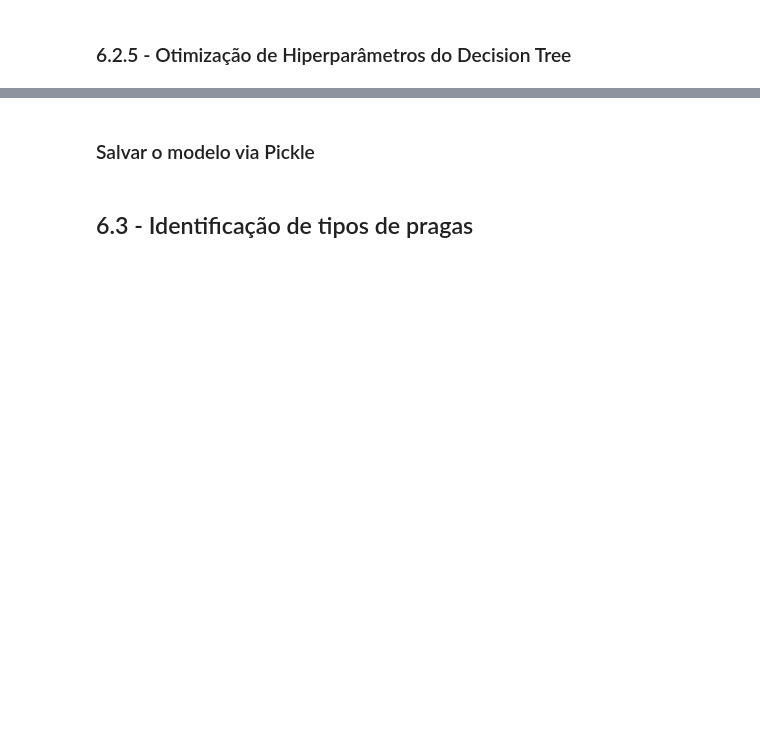
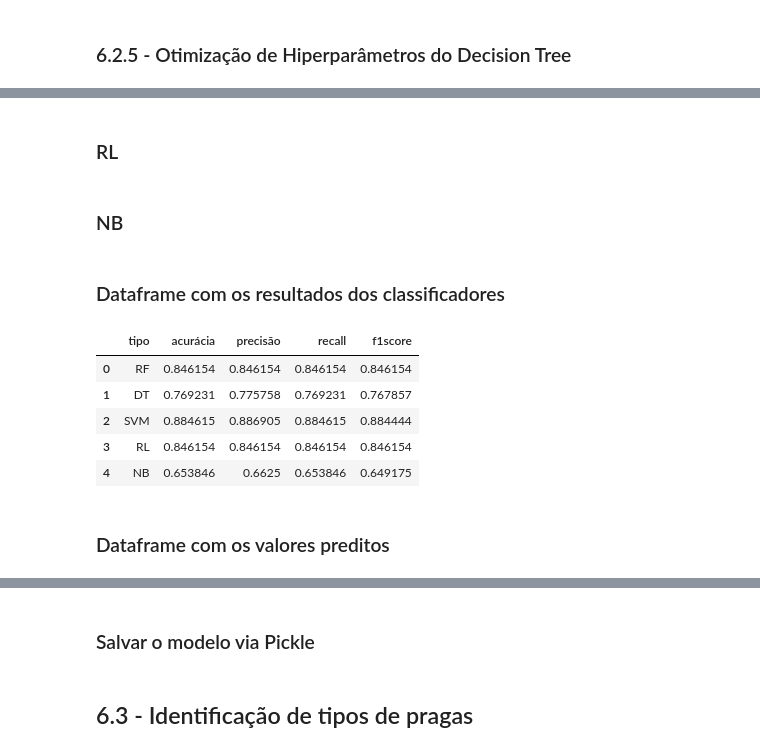
Before and after one commit to thiagogcosta/ds-verde-sobre-verde, a Jupyter notebook: identificacao_pragas.ipynb, the cells around one changed output, grey strips where cells are left out. Drawn from its saved outputs; the diff is of its cells as text; code cells hidden in the pictures; blank space fills up the shorter version.

```diff
--- a/identificacao_pragas.ipynb
+++ b/identificacao_pragas.ipynb
@@ -905,0 +954,8 @@ erro: 0.17391304347826086
+# %%
+#  Criação do Dataframe com resultados dos classificadores
+colunas = ['tipo', 'acurácia','precisão', 'recall', 'f1score']
+df_resultado_praga = pd.DataFrame(columns = colunas)
+
+# Criação do Dataframe com os valores de saída preditos
+colunas = ['y_rf', 'y_dt', 'y_svm', 'y_rl', 'y_nb']
+df_valores_preditos_praga = pd.DataFrame(columns = colunas)
@@ -905,0 +1045,2 @@ erro: 0.17391304347826086
+# %% [markdown]
+### RL
@@ -905,0 +1072,44 @@ erro: 0.17391304347826086
+# %% [markdown]
+### NB
+# %%
+# Criação do modelo
+modelo_nb_praga = GaussianNB(var_smoothing = 0.0009326033468832199)
+
+# Treinamento do modelo
+modelo_nb_praga = modelo_nb_praga.fit(X_id_praga, y_id_praga.values)
+
+# Prevendo os valores de y
+result_nb_praga = modelo_nb_praga.predict(X_id_praga_teste)
+
+# Métricas de avaliação
+metricas = precision_recall_fscore_support(y_id_praga_teste.values, result_nb_praga, average='macro')
+
+# Acurácia do Modelo
+acuracia = modelo_nb_praga.score(X_id_praga_teste, y_id_praga_teste.values)
+
+# Inclusão das métricas de avaliação
+df_resultado_praga.loc[4, 'tipo'] = 'NB'
+df_resultado_praga.loc[4, 'acurácia'] = acuracia
+df_resultado_praga.loc[4, 'precisão'] = metricas[0]
+df_resultado_praga.loc[4, 'recall'] = metricas[1]
+df_resultado_praga.loc[4,'f1score'] = metricas[2]
+
+
+# Incluir os valores preditos pelo NB
+df_valores_preditos_praga['y_nb'] = result_nb_praga
+# %% [markdown]
+### Dataframe com os resultados dos classificadores
+# %%
+# Salvar em um arquivo CSV
+df_resultado_praga.to_csv('df_resultado_praga.csv')
+
+df_resultado_praga.head()
+# %% [output]
+|  | tipo | acurácia | precisão | recall | f1score |
+| 0 | RF | 0.846154 | 0.846154 | 0.846154 | 0.846154 |
+| 1 | DT | 0.769231 | 0.775758 | 0.769231 | 0.767857 |
+| 2 | SVM | 0.884615 | 0.886905 | 0.884615 | 0.884444 |
+| 3 | RL | 0.846154 | 0.846154 | 0.846154 | 0.846154 |
+| 4 | NB | 0.653846 | 0.6625 | 0.653846 | 0.649175 |
+# %% [markdown]
+### Dataframe com os valores preditos
```
Also changed, not shown: parts of 67 cells of this notebook, 10 other files.
